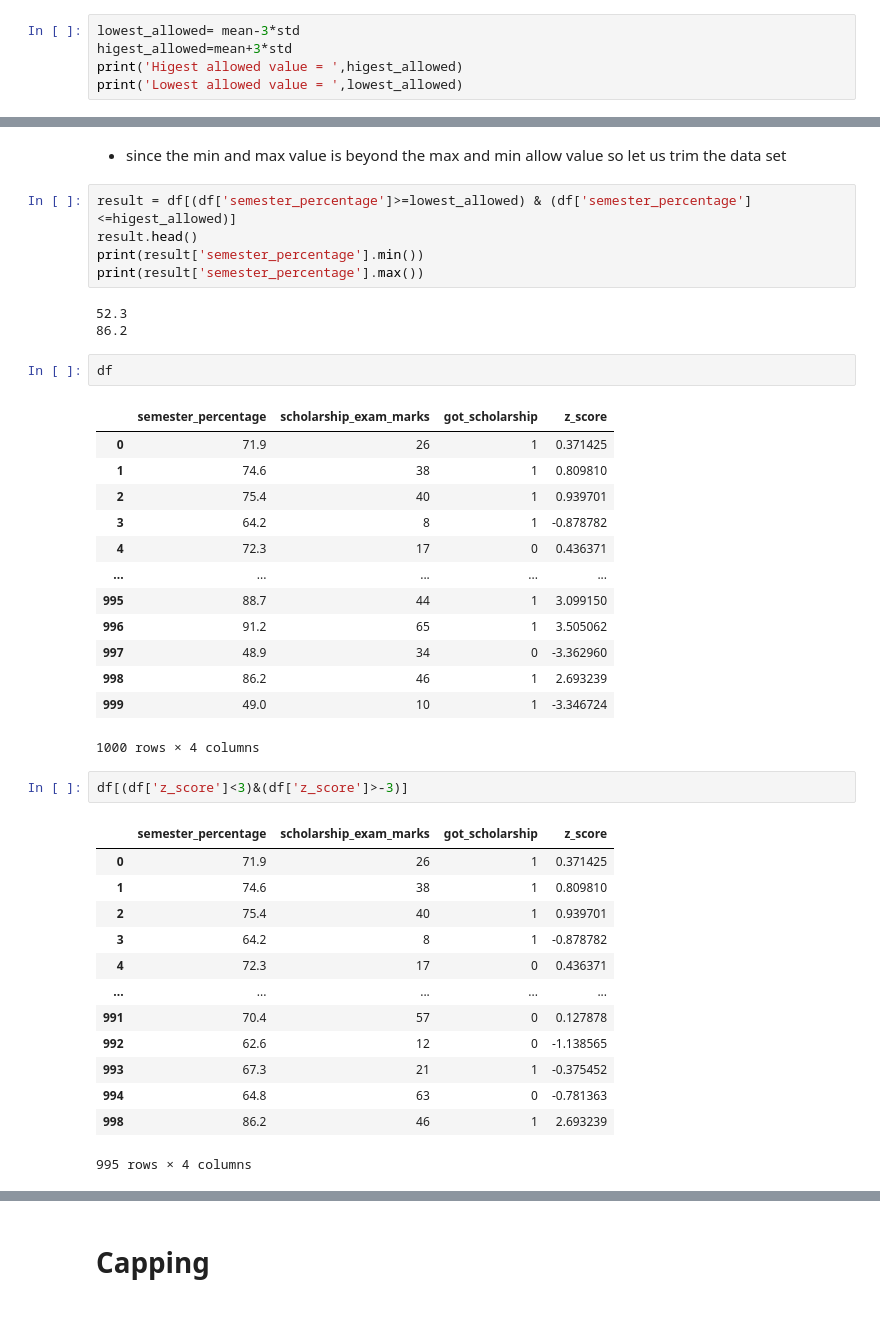
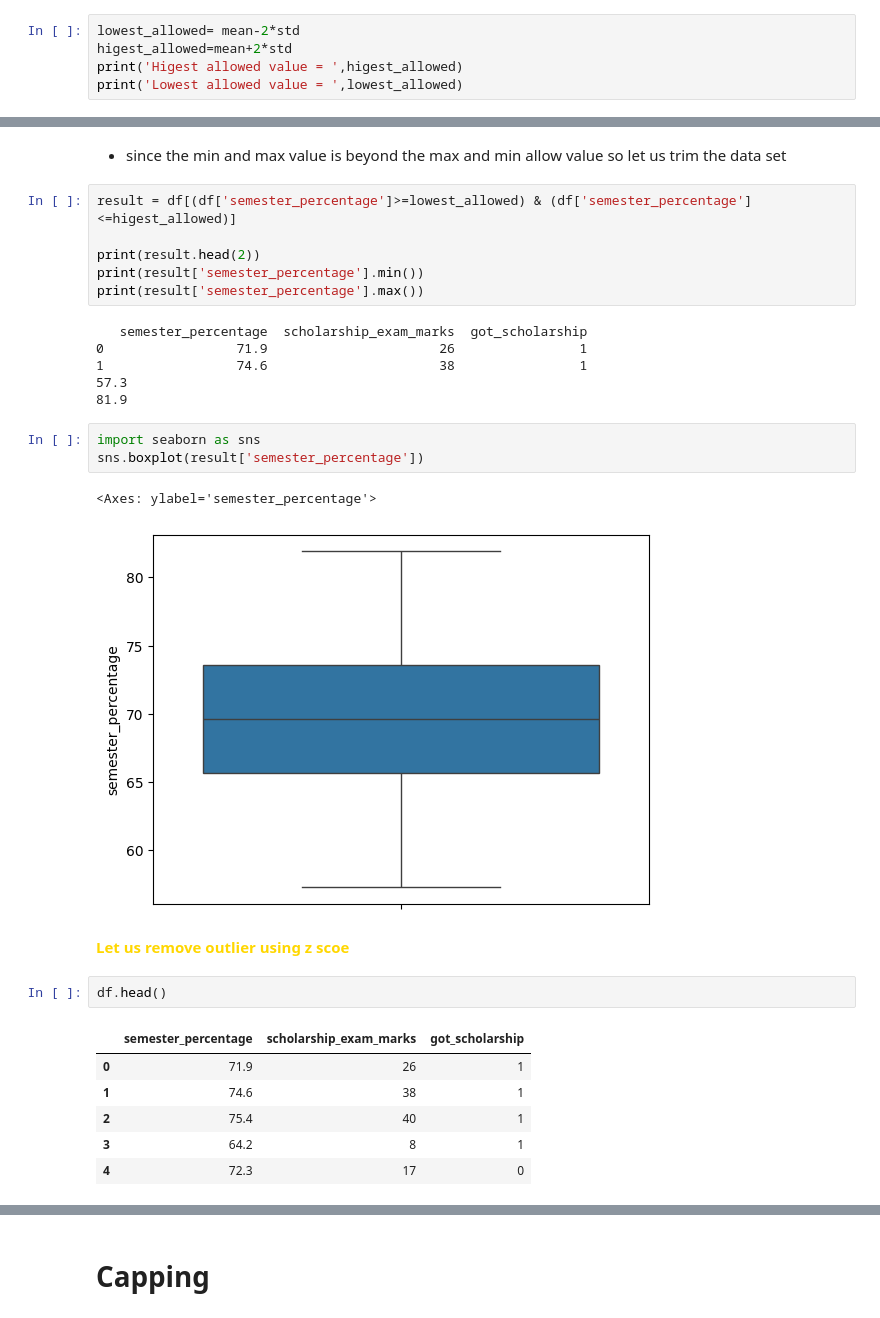
Before and after one commit to 2004harshit/DATA-SCIENCE-AND-ML, a Jupyter notebook: 5_EDA/2_OUTLIER_REMOVAL_USING_Z_SCORE.ipynb, the cells around one changed output, grey strips where cells are left out. Drawn from its saved outputs; the diff is of its cells as text.

```diff
--- a/5_EDA/2_OUTLIER_REMOVAL_USING_Z_SCORE.ipynb
+++ b/5_EDA/2_OUTLIER_REMOVAL_USING_Z_SCORE.ipynb
@@ -139,8 +134,8 @@ Standard deviation =  6.158978751323897
 # lowest allowed = mean-3*std
 # Highest allowed = mean+3*std
 # %%
-lowest_allowed= mean-3*std
-higest_allowed=mean+3*std
+lowest_allowed= mean-2*std
+higest_allowed=mean+2*std
 print('Higest allowed value = ',higest_allowed)
 print('Lowest allowed value = ',lowest_allowed)
 # %% [output]
@@ -157,41 +152,30 @@ print(df['semester_percentage'].max())
 * since the min and max value is beyond the max and min allow value so let us trim the data set
 # %%
 result = df[(df['semester_percentage']>=lowest_allowed) & (df['semester_percentage']<=higest_allowed)]
-result.head()
+
+print(result.head(2))
 print(result['semester_percentage'].min())
 print(result['semester_percentage'].max())
 # %% [output]
-52.3
-86.2
+   semester_percentage  scholarship_exam_marks  got_scholarship
+0                 71.9                      26                1
+1                 74.6                      38                1
+57.3
+81.9
+# %%
+import seaborn as sns
+sns.boxplot(result['semester_percentage'])
+# %% [output]
+<Axes: ylabel='semester_percentage'>
+[figure, added]
+# %% [markdown]
+<font color = 'gold'>__Let us remove outlier using z scoe__</font>
 # %%
-df
+df.head()
 # %% [output]
-|  | semester_percentage | scholarship_exam_marks | got_scholarship | z_score |
-| 0 | 71.9 | 26 | 1 | 0.371425 |
-| 1 | 74.6 | 38 | 1 | 0.809810 |
-| 2 | 75.4 | 40 | 1 | 0.939701 |
-| 3 | 64.2 | 8 | 1 | -0.878782 |
-| 4 | 72.3 | 17 | 0 | 0.436371 |
-| ... | ... | ... | ... | ... |
-| 995 | 88.7 | 44 | 1 | 3.099150 |
-| 996 | 91.2 | 65 | 1 | 3.505062 |
-| 997 | 48.9 | 34 | 0 | -3.362960 |
-| 998 | 86.2 | 46 | 1 | 2.693239 |
-| 999 | 49.0 | 10 | 1 | -3.346724 |
+|  | semester_percentage | scholarship_exam_marks | got_scholarship |
+| 0 | 71.9 | 26 | 1 |
+| 1 | 74.6 | 38 | 1 |
+| 2 | 75.4 | 40 | 1 |
+| 3 | 64.2 | 8 | 1 |
+| 4 | 72.3 | 17 | 0 |
-1000 rows × 4 columns
-# %%
-df[(df['z_score']<3)&(df['z_score']>-3)]
-# %% [output]
-|  | semester_percentage | scholarship_exam_marks | got_scholarship | z_score |
-| 0 | 71.9 | 26 | 1 | 0.371425 |
-| 1 | 74.6 | 38 | 1 | 0.809810 |
-| 2 | 75.4 | 40 | 1 | 0.939701 |
-| 3 | 64.2 | 8 | 1 | -0.878782 |
-| 4 | 72.3 | 17 | 0 | 0.436371 |
-| ... | ... | ... | ... | ... |
-| 991 | 70.4 | 57 | 0 | 0.127878 |
-| 992 | 62.6 | 12 | 0 | -1.138565 |
-| 993 | 67.3 | 21 | 1 | -0.375452 |
-| 994 | 64.8 | 63 | 0 | -0.781363 |
-| 998 | 86.2 | 46 | 1 | 2.693239 |
-995 rows × 4 columns
```
Also changed, not shown: parts of 4 cells of this notebook.
